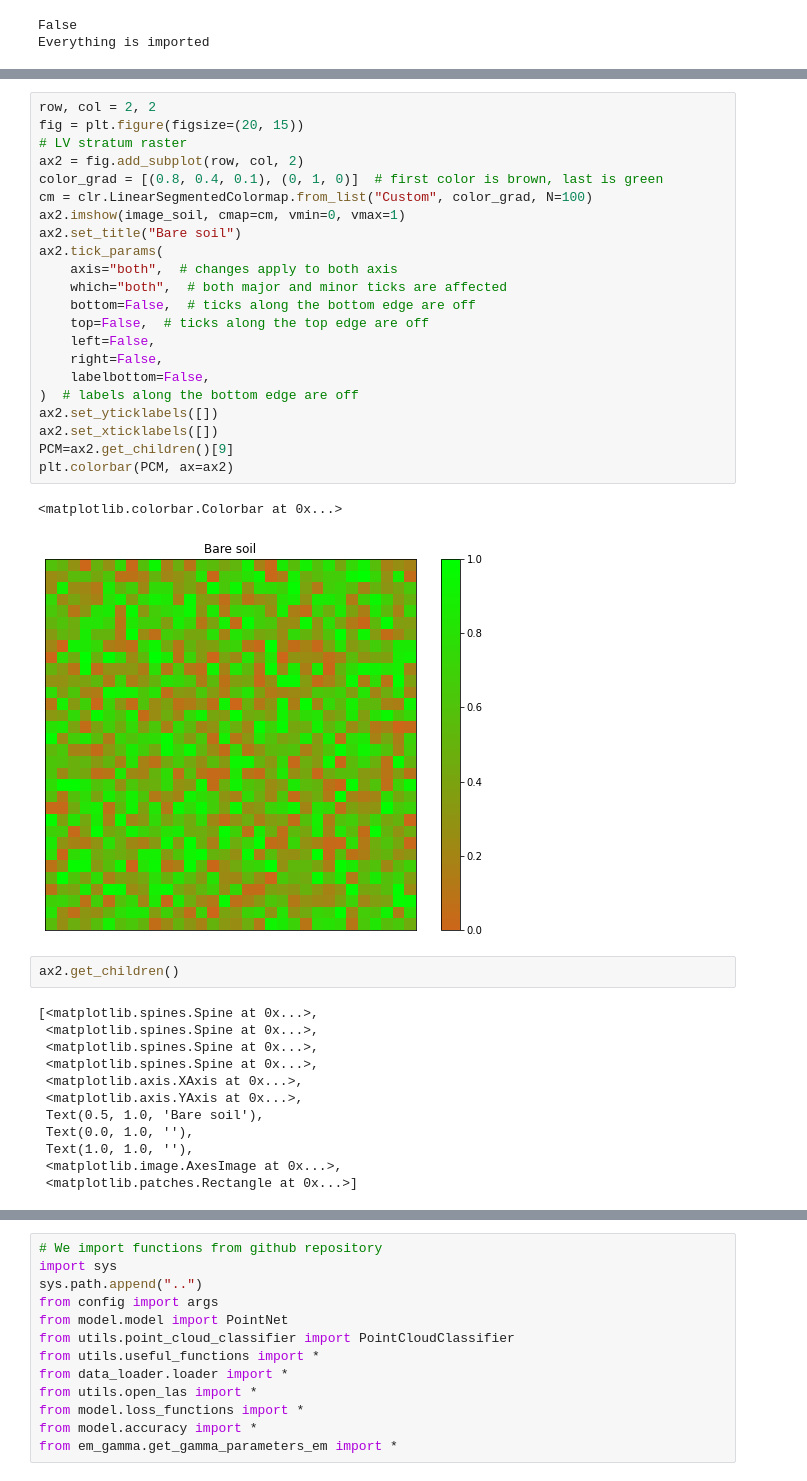
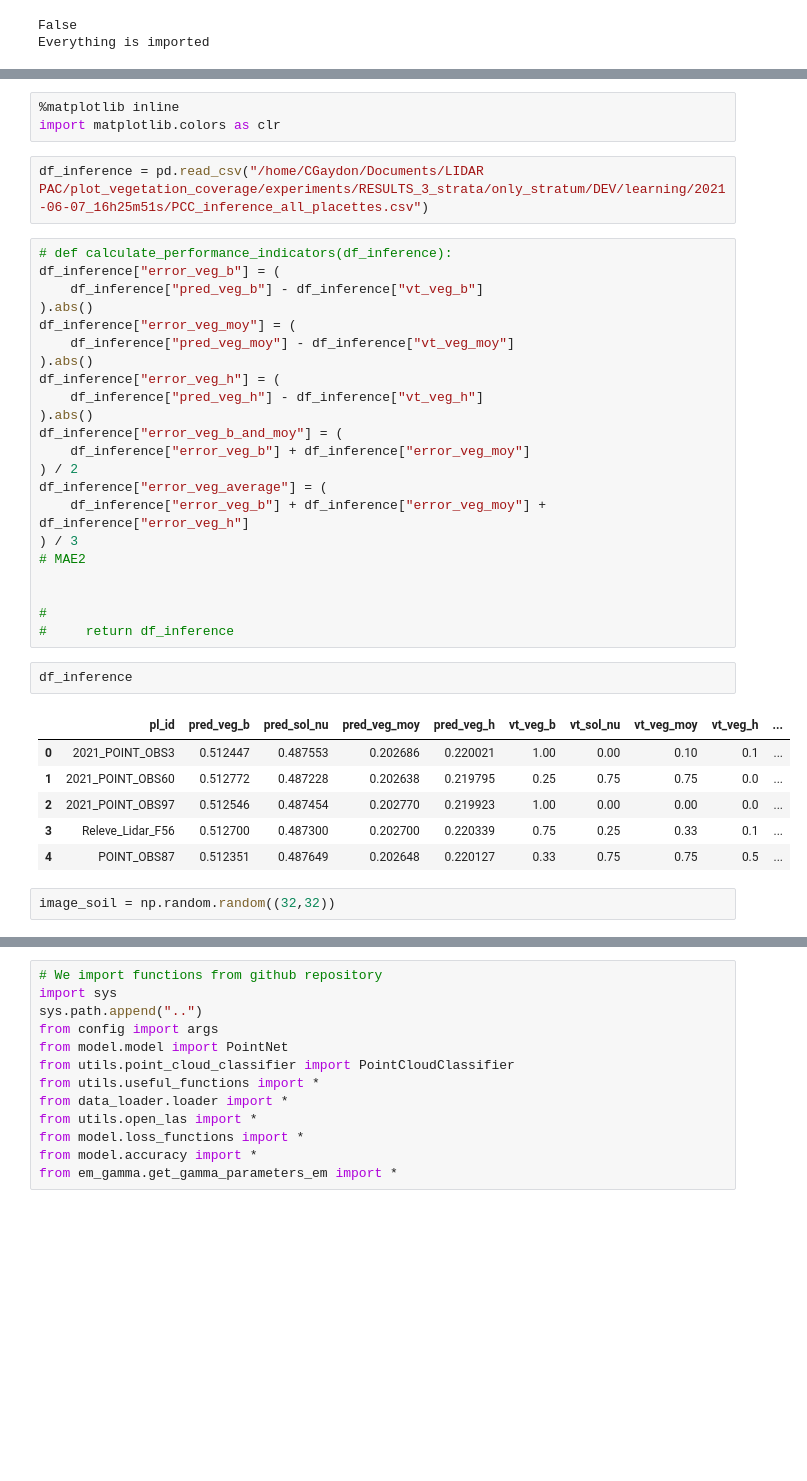
Before and after one commit to ekalinicheva/plot_vegetation_coverage, a Jupyter notebook: notebooks/dev_notebook.ipynb, the cells around one changed output, grey strips where cells are left out. Drawn from its saved outputs; the diff is of its cells as text; blank space fills up the shorter version.

Commit message:
Add MAE2 and Accuracy2, and N_points to results

```diff
--- a/notebooks/dev_notebook.ipynb
+++ b/notebooks/dev_notebook.ipynb
@@ -53,39 +48,38 @@ image_soil = np.random.random((32,32))
-# %%
-row, col = 2, 2
-fig = plt.figure(figsize=(20, 15))
-# LV stratum raster
-ax2 = fig.add_subplot(row, col, 2)
-color_grad = [(0.8, 0.4, 0.1), (0, 1, 0)]  # first color is brown, last is green
-cm = clr.LinearSegmentedColormap.from_list("Custom", color_grad, N=100)
-ax2.imshow(image_soil, cmap=cm, vmin=0, vmax=1)
-ax2.set_title("Bare soil")
-ax2.tick_params(
-    axis="both",  # changes apply to both axis
-    which="both",  # both major and minor ticks are affected
-    bottom=False,  # ticks along the bottom edge are off
-    top=False,  # ticks along the top edge are off
-    left=False,
-    right=False,
-    labelbottom=False,
-)  # labels along the bottom edge are off
-ax2.set_yticklabels([])
-ax2.set_xticklabels([])
-PCM=ax2.get_children()[9]
-plt.colorbar(PCM, ax=ax2)
-# %% [output]
-<matplotlib.colorbar.Colorbar at 0x...>
-[figure, removed]
-# %%
-ax2.get_children()
-# %% [output]
-[<matplotlib.spines.Spine at 0x...>,
- <matplotlib.spines.Spine at 0x...>,
- <matplotlib.spines.Spine at 0x...>,
- <matplotlib.spines.Spine at 0x...>,
- <matplotlib.axis.XAxis at 0x...>,
- <matplotlib.axis.YAxis at 0x...>,
- Text(0.5, 1.0, 'Bare soil'),
- Text(0.0, 1.0, ''),
- Text(1.0, 1.0, ''),
- <matplotlib.image.AxesImage at 0x...>,
- <matplotlib.patches.Rectangle at 0x...>]
+# %%
+%matplotlib inline
+import matplotlib.colors as clr
+# %%
+df_inference = pd.read_csv("/home/CGaydon/Documents/LIDAR PAC/plot_vegetation_coverage/experiments/RESULTS_3_strata/only_stratum/DEV/learning/2021-06-07_16h25m51s/PCC_inference_all_placettes.csv")
+# %%
+# def calculate_performance_indicators(df_inference):
+df_inference["error_veg_b"] = (
+    df_inference["pred_veg_b"] - df_inference["vt_veg_b"]
+).abs()
+df_inference["error_veg_moy"] = (
+    df_inference["pred_veg_moy"] - df_inference["vt_veg_moy"]
+).abs()
+df_inference["error_veg_h"] = (
+    df_inference["pred_veg_h"] - df_inference["vt_veg_h"]
+).abs()
+df_inference["error_veg_b_and_moy"] = (
+    df_inference["error_veg_b"] + df_inference["error_veg_moy"]
+) / 2
+df_inference["error_veg_average"] = (
+    df_inference["error_veg_b"] + df_inference["error_veg_moy"] + df_inference["error_veg_h"]
+) / 3
+# MAE2
+
+
+#
+#     return df_inference
+# %%
+df_inference
+# %% [output]
+|  | pl_id | pred_veg_b | pred_sol_nu | pred_veg_moy | pred_veg_h | vt_veg_b | vt_sol_nu | vt_veg_moy | vt_veg_h | ... |
+| 0 | 2021_POINT_OBS3 | 0.512447 | 0.487553 | 0.202686 | 0.220021 | 1.00 | 0.00 | 0.10 | 0.1 | ... |
+| 1 | 2021_POINT_OBS60 | 0.512772 | 0.487228 | 0.202638 | 0.219795 | 0.25 | 0.75 | 0.75 | 0.0 | ... |
+| 2 | 2021_POINT_OBS97 | 0.512546 | 0.487454 | 0.202770 | 0.219923 | 1.00 | 0.00 | 0.00 | 0.0 | ... |
+| 3 | Releve_Lidar_F56 | 0.512700 | 0.487300 | 0.202700 | 0.220339 | 0.75 | 0.25 | 0.33 | 0.1 | ... |
+| 4 | POINT_OBS87 | 0.512351 | 0.487649 | 0.202648 | 0.220127 | 0.33 | 0.75 | 0.75 | 0.5 | ... |
+# %%
+image_soil = np.random.random((32,32))
```
Also changed, not shown: parts of 4 cells of this notebook, 6 other files.
